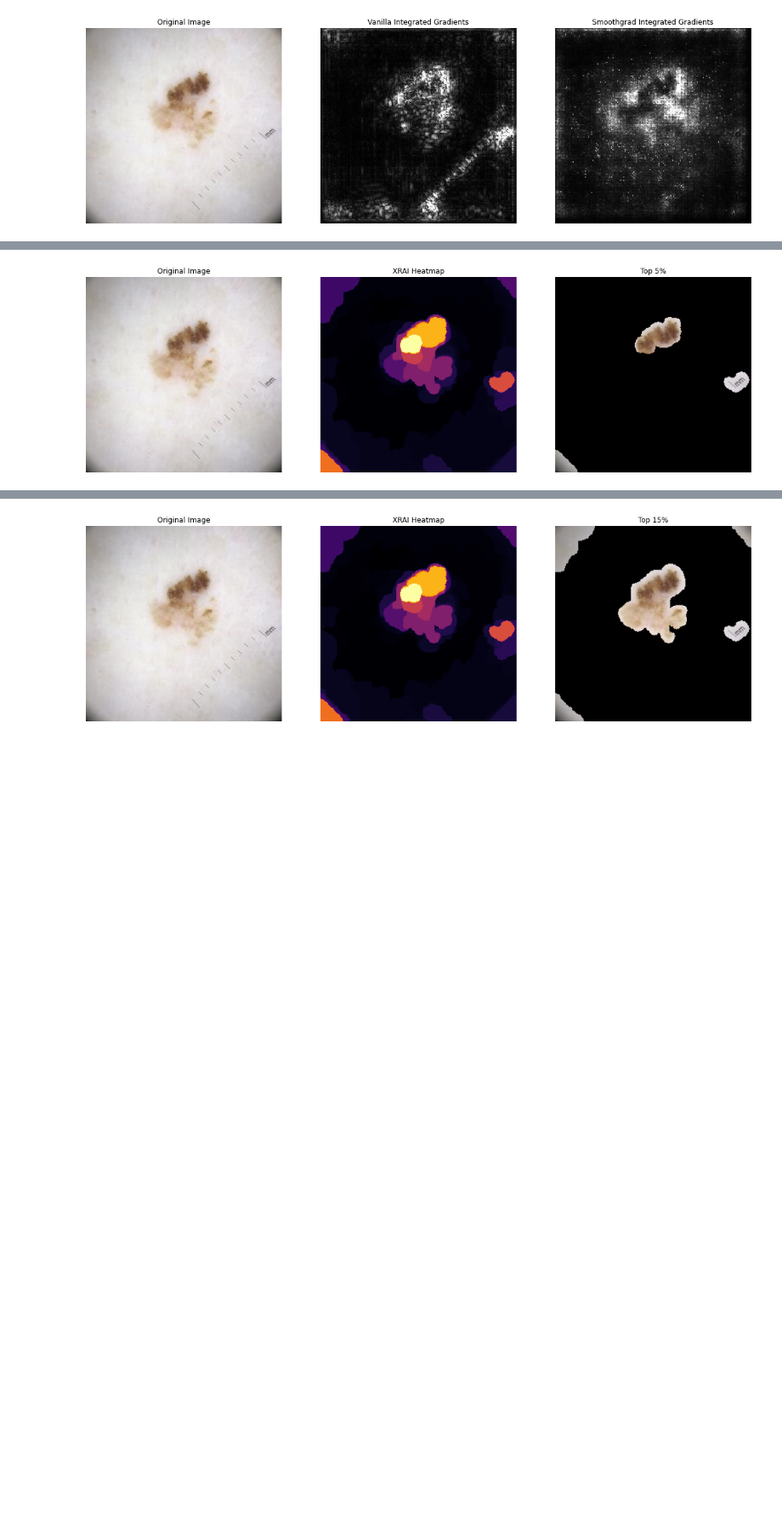
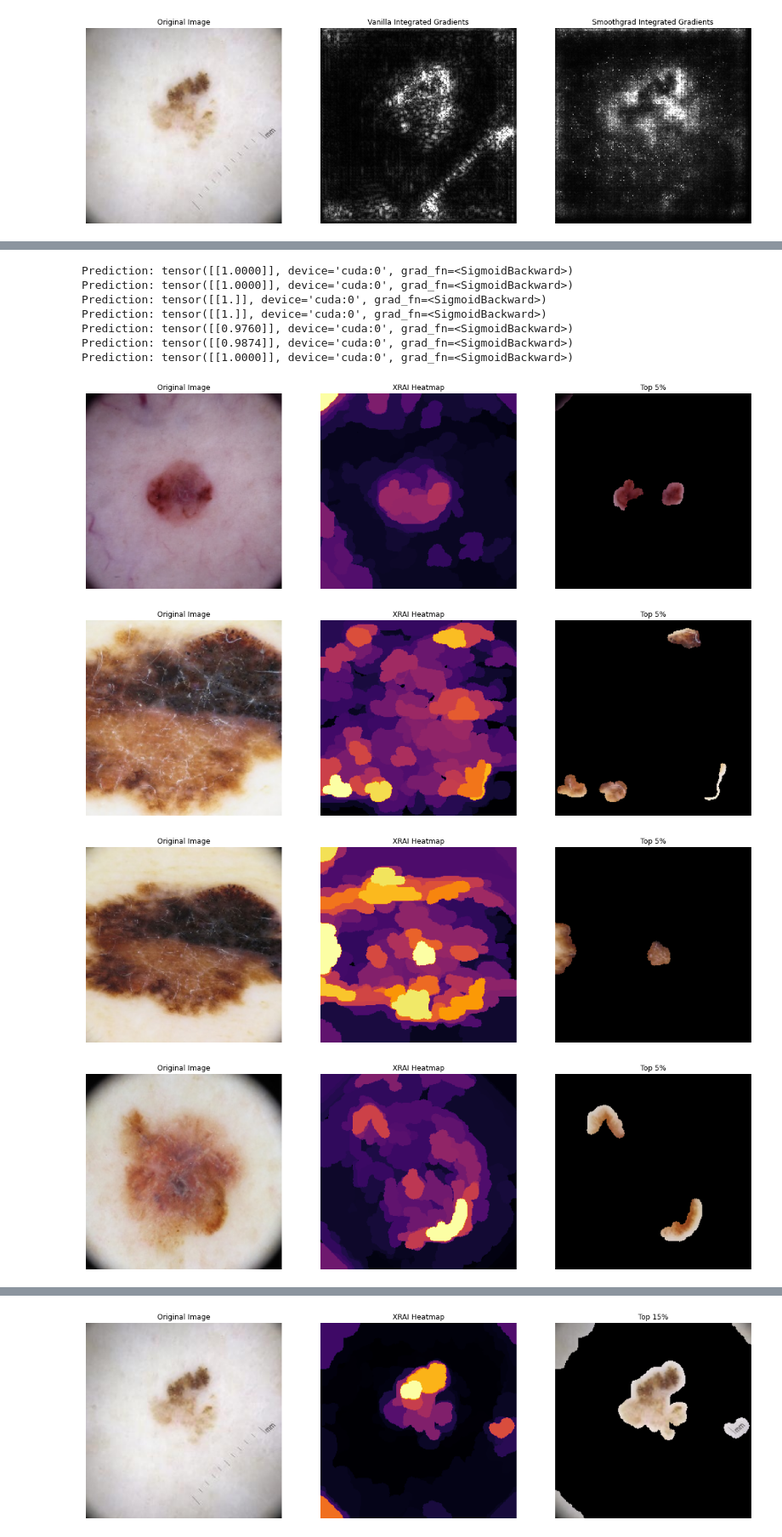
Before and after one commit to sancarlim/Explainability-Dermatology, a Jupyter notebook: expl_PAIR_saliency.ipynb, the cells around one changed output, grey strips where cells are left out. Shown at 85% size. Saved outputs shown, nothing was run; the diff lists cells and outputs as text; code cells hidden in the pictures; blank space fills up the shorter version.

```diff
--- a/expl_PAIR_saliency.ipynb
+++ b/expl_PAIR_saliency.ipynb
@@ -30,7 +30,6 @@ cuda
 # %% [markdown]
 ## Loading the model
 # %%
-
 # Setting up GPU for processing or CPU if GPU isn't available
 device = torch.device("cuda" if torch.cuda.is_available() else "cpu")
 
@@ -39,7 +38,7 @@ arch_r = resnet50(pretrained=True)
 arch_ef = EfficientNet.from_pretrained('efficientnet-b2')
 
 model = Net(arch=arch_ef).eval()
-model.load_state_dict(torch.load('/workspace/stylegan2-ada-pytorch/CNN_trainings/melanoma_model_0_0.9225_16_12_train_reals+15melanoma.pth'))
+model.load_state_dict(torch.load('/workspace/stylegan2-ada-pytorch/CNN_trainings/melanoma_model_0_0.9672_16_12_onlysyn.pth'))
 model.eval()
 model.to(device)
 
@@ -55,7 +54,7 @@ def conv_layer_backward(m, i, o):
     # move the RGB dimension to the last dimension
     conv_layer_outputs[saliency.base.CONVOLUTION_OUTPUT_GRADIENTS] = torch.movedim(o[0], 1, 3).detach().cpu().numpy()
 
-conv_layer.register_forward_hook(conv_layer_forward)
-conv_layer.register_full_backward_hook(conv_layer_backward)
+#conv_layer.register_forward_hook(conv_layer_forward)
+#conv_layer.register_full_backward_hook(conv_layer_backward)
 # %% [output]
 Loaded pretrained weights for efficientnet-b2
@@ -87,12 +85,15 @@ def call_model_function(images, call_model_args=None, expected_keys=None):
 ## Load an image and infer
 # %%
 # Load the image
-im_orig = utils.LoadImage('/workspace/stylegan2-ada-pytorch/processed_dataset_256_SAM/00000/img00000010.jpg')
+n = "9259"
+im_orig = utils.LoadImage(f'/workspace/stylegan2-ada-pytorch/processed_dataset_256/{n[:-3].zfill(5)}/img{n.zfill(8)}.png')
+# TODO Open json and print label
+
 im_tensor = utils.PreprocessImages([im_orig]).to(device)
 # Show the image
 utils.ShowImage(im_orig)
 
-model.to()
+model.to(device)
 predictions = model(im_tensor)
 predictions = torch.sigmoid(predictions)
 print("Prediction: " + str(predictions))
@@ -175,27 +178,49 @@ plt.savefig('/workspace/Explainability_Dermatology/examples/PAIR/smoothgradIG_SA
 # %%
-# Construct the saliency object. This alone doesn't do anthing.
-xrai_object = saliency.XRAI()
+edge_0 = ["13403","12692", "27177", "30827", "9356","19129","20017","6659","12091","19379","17217", "18001"]
+centroid_0 = ["9259","31708","11862","7987"]
+edge_1 = ["1151", "510", "976", "545","1198", "7640", "788","33257", "32550", "20814"]
+centroid_1=  ["1531","4129","3668","3056","1507","3238","3684"]
 
-# Compute XRAI attributions with default parameters
-xrai_attributions = xrai_object.GetMask(im, call_model_function, call_model_args, batch_size=20)
+for n in centroid_1:
+    im_orig = utils.LoadImage(f'/workspace/stylegan2-ada-pytorch/processed_dataset_256/{n[:-3].zfill(5)}/img{n.zfill(8)}.png')
+    im_tensor = utils.PreprocessImages([im_orig]).to(device)
+    im = im_orig.astype(np.float32)
+    predictions = model(im_tensor)
+    predictions = torch.sigmoid(predictions)
+    print("Prediction: " + str(predictions))
+    # Construct the saliency object. This alone doesn't do anthing.
+    xrai_object = saliency.XRAI()
 
-# Set up matplot lib figures.
-ROWS = 1
-COLS = 3
-UPSCALE_FACTOR = 20
-P.figure(figsize=(ROWS * UPSCALE_FACTOR, COLS * UPSCALE_FACTOR))
+    # Compute XRAI attributions with default parameters
+    xrai_attributions = xrai_object.GetMask(im, call_model_function, call_model_args, batch_size=20)
 
-# Show original image
-utils.ShowImage(im_orig, title='Original Image', ax=P.subplot(ROWS, COLS, 1))
+    # Set up matplot lib figures.
+    ROWS = 1
+    COLS = 3
+    UPSCALE_FACTOR = 20
+    P.figure(figsize=(ROWS * UPSCALE_FACTOR, COLS * UPSCALE_FACTOR))
 
-# Show XRAI heatmap attributions
-utils.ShowHeatMap(xrai_attributions, title='XRAI Heatmap', ax=P.subplot(ROWS, COLS, 2))
+    # Show original image
+    utils.ShowImage(im_orig, title='Original Image', ax=P.subplot(ROWS, COLS, 1))
 
-# Show most salient 30% of the image
-mask = xrai_attributions > np.percentile(xrai_attributions, 95)
-im_mask = np.array(im_orig)
-im_mask[~mask] = 0
-utils.ShowImage(im_mask, title='Top 5%', ax=P.subplot(ROWS, COLS, 3))
-plt.savefig('/workspace/Explainability_Dermatology/examples/PAIR/xrai_SAM_10', bbox_inches='tight')
+    # Show XRAI heatmap attributions
+    utils.ShowHeatMap(xrai_attributions, title='XRAI Heatmap', ax=P.subplot(ROWS, COLS, 2))
+
+    # Show most salient 30% of the image
+    mask = xrai_attributions > np.percentile(xrai_attributions, 95)
+    im_mask = np.array(im_orig)
+    im_mask[~mask] = 0
+    utils.ShowImage(im_mask, title='Top 5%', ax=P.subplot(ROWS, COLS, 3))
+    plt.savefig(f'/workspace/Explainability_Dermatology/examples/PAIR/paper/class_1/centroid_{n}', bbox_inches='tight')
 # %% [output]
+Prediction: tensor([[1.0000]], device='cuda:0', grad_fn=<SigmoidBackward>)
+Prediction: tensor([[1.0000]], device='cuda:0', grad_fn=<SigmoidBackward>)
+Prediction: tensor([[1.]], device='cuda:0', grad_fn=<SigmoidBackward>)
+Prediction: tensor([[1.]], device='cuda:0', grad_fn=<SigmoidBackward>)
+Prediction: tensor([[0.9760]], device='cuda:0', grad_fn=<SigmoidBackward>)
+Prediction: tensor([[0.9874]], device='cuda:0', grad_fn=<SigmoidBackward>)
+Prediction: tensor([[1.0000]], device='cuda:0', grad_fn=<SigmoidBackward>)
-[figure, old version]
+[figure, new version]
+[figure, added]
+[figure, added]
+[figure, added]
```
Also changed, not shown: parts of 5 cells of this notebook, 3 other files.
